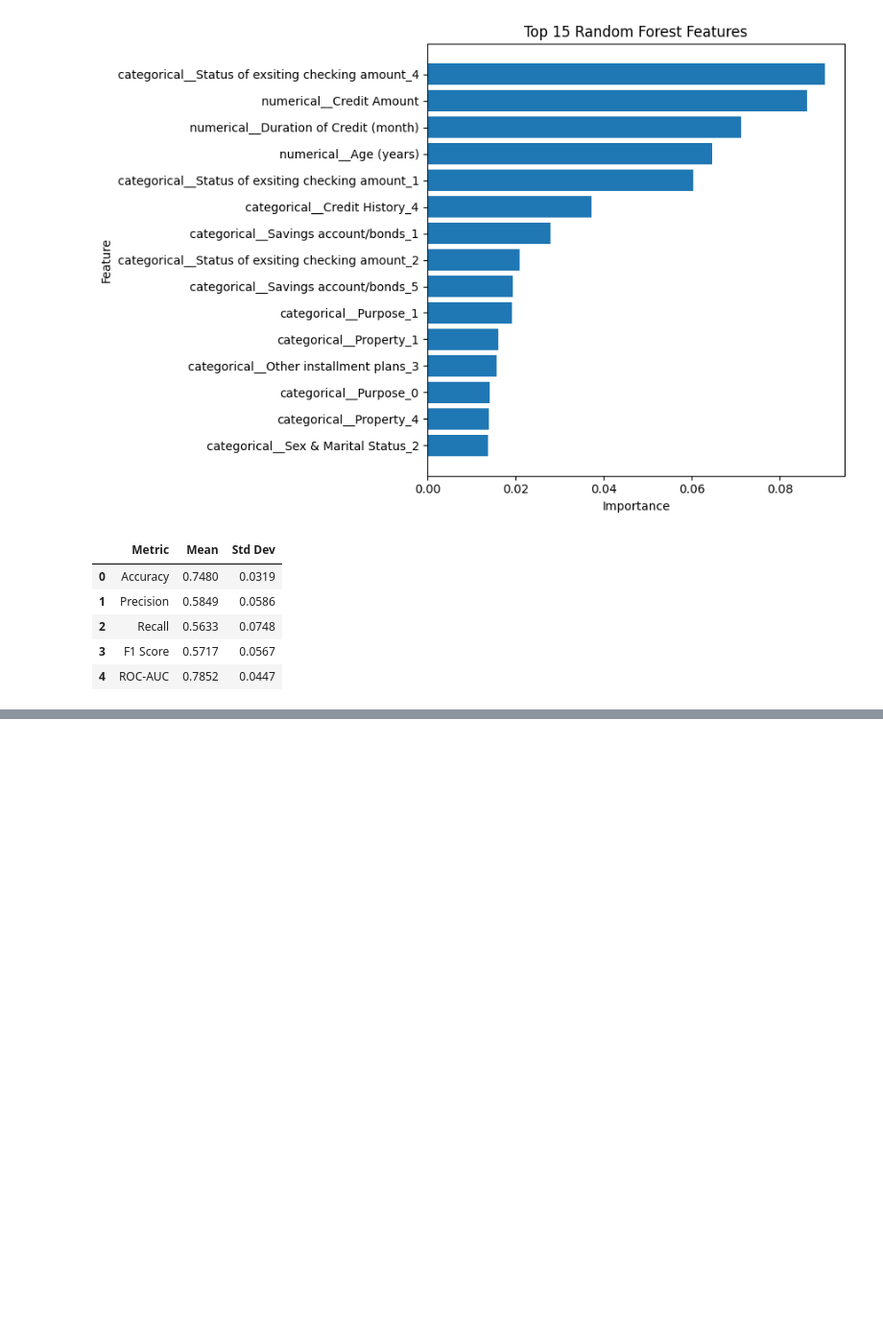
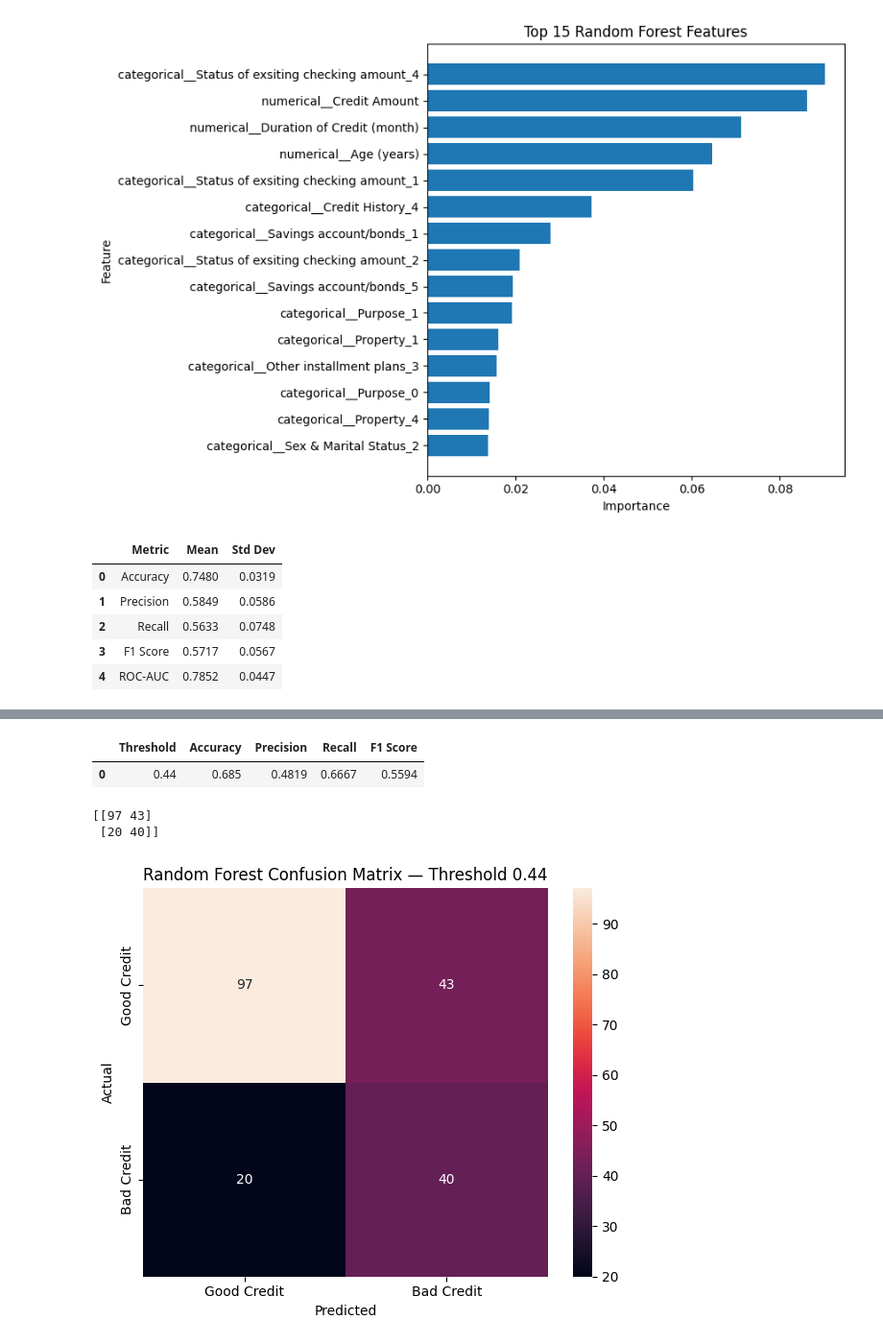
Before and after one commit to Darshh16/Credit_Risk_Analysis, a Jupyter notebook: notebooks/credit_risk_analysis.ipynb, the cells around one changed output, grey strips where cells are left out. Shown at 96% size. Drawn from its saved outputs; the diff is of its cells as text; code cells hidden in the pictures; blank space fills up the shorter version.

```diff
--- a/notebooks/credit_risk_analysis.ipynb
+++ b/notebooks/credit_risk_analysis.ipynb
@@ -1350,0 +1486,11 @@ cv_summary.round(4)
+# %%
+from sklearn.model_selection import cross_val_predict
+
+cv_probabilities = cross_val_predict(
+    pipelines["Random Forest"],
+    X_train,
+    y_train,
+    cv=cv,
+    method="predict_proba",
+    n_jobs=-1
+)[:, 1]
@@ -1350,0 +1559,65 @@ cv_summary.round(4)
+# %%
+y_test_threshold = (
+    rf_probabilities >= best_threshold
+).astype(int)
+# %%
+threshold_test_results = {
+    "Threshold": best_threshold,
+    "Accuracy": accuracy_score(
+        y_test,
+        y_test_threshold
+    ),
+    "Precision": precision_score(
+        y_test,
+        y_test_threshold,
+        zero_division=0
+    ),
+    "Recall": recall_score(
+        y_test,
+        y_test_threshold,
+        zero_division=0
+    ),
+    "F1 Score": f1_score(
+        y_test,
+        y_test_threshold,
+        zero_division=0
+    )
+}
+
+pd.DataFrame(
+    [threshold_test_results]
+).round(4)
+# %% [output]
+|  | Threshold | Accuracy | Precision | Recall | F1 Score |
+| 0 | 0.44 | 0.685 | 0.4819 | 0.6667 | 0.5594 |
+# %%
+cm_threshold = confusion_matrix(
+    y_test,
+    y_test_threshold
+)
+
+print(cm_threshold)
+# %% [output]
+[[97 43]
+ [20 40]]
+# %%
+plt.figure(figsize=(6, 5))
+
+sns.heatmap(
+    cm_threshold,
+    annot=True,
+    fmt="d",
+    xticklabels=["Good Credit", "Bad Credit"],
+    yticklabels=["Good Credit", "Bad Credit"]
+)
+
+plt.title(
+    f"Random Forest Confusion Matrix — Threshold {best_threshold:.2f}"
+)
+plt.xlabel("Predicted")
+plt.ylabel("Actual")
+
+plt.tight_layout()
+plt.show()
+# %% [output]
+[figure, added]
```
Also changed, not shown: parts of 9 cells of this notebook.
